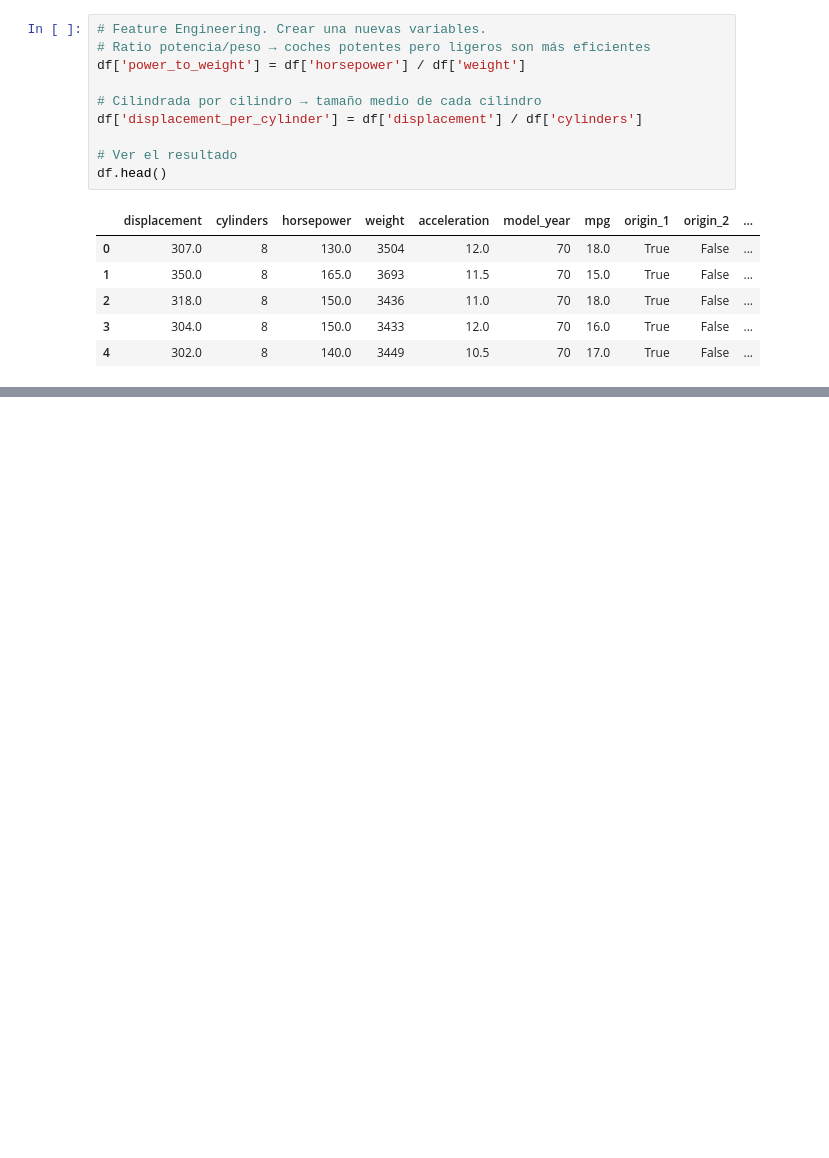
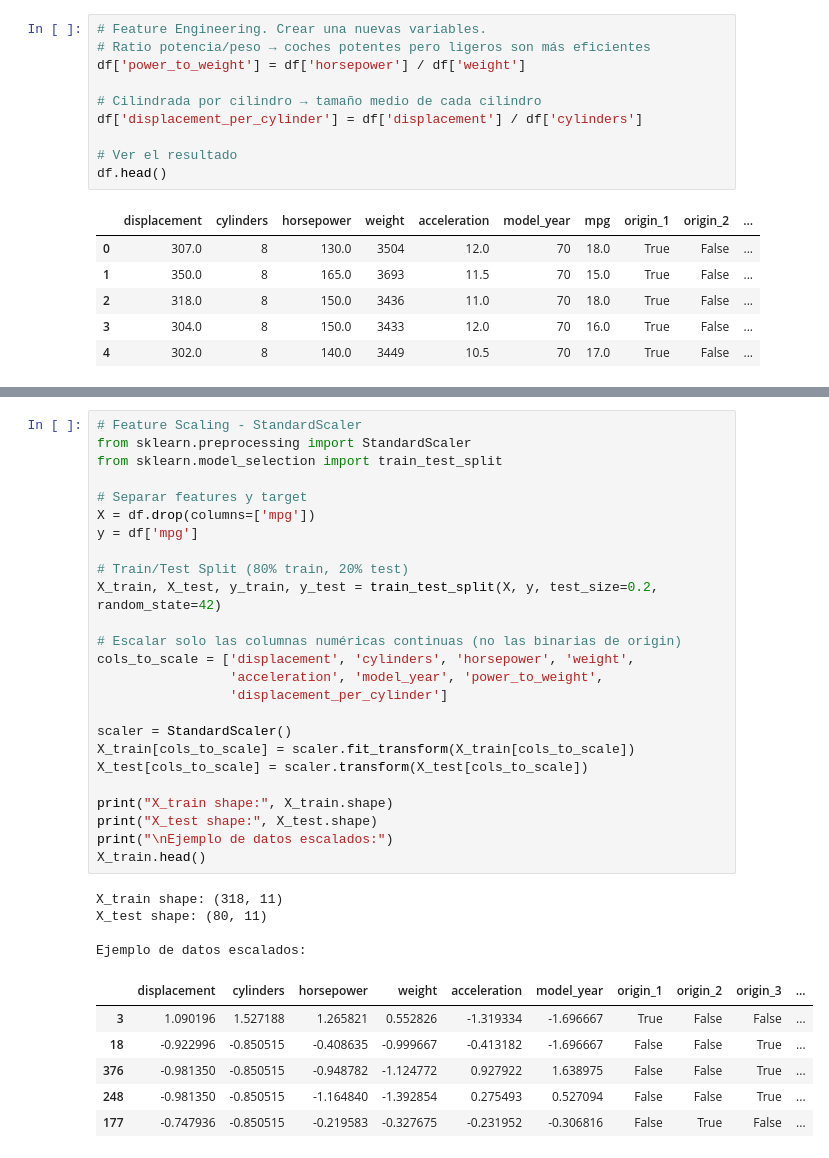
Before and after one commit to erikajcd08/ML_Project_Kickoff_Auto_MPG_Dataset, a Jupyter notebook: 01_notebook.ipynb, the cells around one changed output, grey strips where cells are left out. Saved outputs shown, nothing was run; the diff lists cells and outputs as text; blank space fills up the shorter version.

Commit message:
Feature Scaling y Train/test Split día 2

```diff
--- a/01_notebook.ipynb
+++ b/01_notebook.ipynb
@@ -248,3 +244,39 @@ Nulos: 0
 | 50% | 148.500000 | 4.000000 | 93.500000 | 2803.500000 | 15.500000 | 76.000000 | 23.000000 | 0.034285 | ... |
 | 75% | 262.000000 | 8.000000 | 125.000000 | 3608.000000 | 17.175000 | 79.000000 | 29.000000 | 0.038168 | ... |
 | max | 455.000000 | 8.000000 | 230.000000 | 5140.000000 | 24.800000 | 82.000000 | 46.600000 | 0.072910 | ... |
+# %%
+# Feature Scaling - StandardScaler
+from sklearn.preprocessing import StandardScaler
+from sklearn.model_selection import train_test_split
+
+# Separar features y target
+X = df.drop(columns=['mpg'])
+y = df['mpg']
+
+# Train/Test Split (80% train, 20% test)
+X_train, X_test, y_train, y_test = train_test_split(X, y, test_size=0.2, random_state=42)
+
+# Escalar solo las columnas numéricas continuas (no las binarias de origin)
+cols_to_scale = ['displacement', 'cylinders', 'horsepower', 'weight',
+                 'acceleration', 'model_year', 'power_to_weight',
+                 'displacement_per_cylinder']
+
+scaler = StandardScaler()
+X_train[cols_to_scale] = scaler.fit_transform(X_train[cols_to_scale])
+X_test[cols_to_scale] = scaler.transform(X_test[cols_to_scale])
+
+print("X_train shape:", X_train.shape)
+print("X_test shape:", X_test.shape)
+print("\nEjemplo de datos escalados:")
+X_train.head()
+# %% [output]
+X_train shape: (318, 11)
+X_test shape: (80, 11)
+
+Ejemplo de datos escalados:
+|  | displacement | cylinders | horsepower | weight | acceleration | model_year | origin_1 | origin_2 | origin_3 | ... |
+| 3 | 1.090196 | 1.527188 | 1.265821 | 0.552826 | -1.319334 | -1.696667 | True | False | False | ... |
+| 18 | -0.922996 | -0.850515 | -0.408635 | -0.999667 | -0.413182 | -1.696667 | False | False | True | ... |
+| 376 | -0.981350 | -0.850515 | -0.948782 | -1.124772 | 0.927922 | 1.638975 | False | False | True | ... |
+| 248 | -0.981350 | -0.850515 | -1.164840 | -1.392854 | 0.275493 | 0.527094 | False | False | True | ... |
+| 177 | -0.747936 | -0.850515 | -0.219583 | -0.327675 | -0.231952 | -0.306816 | False | True | False | ... |
```
Also changed, not shown: parts of 1 cell of this notebook.
